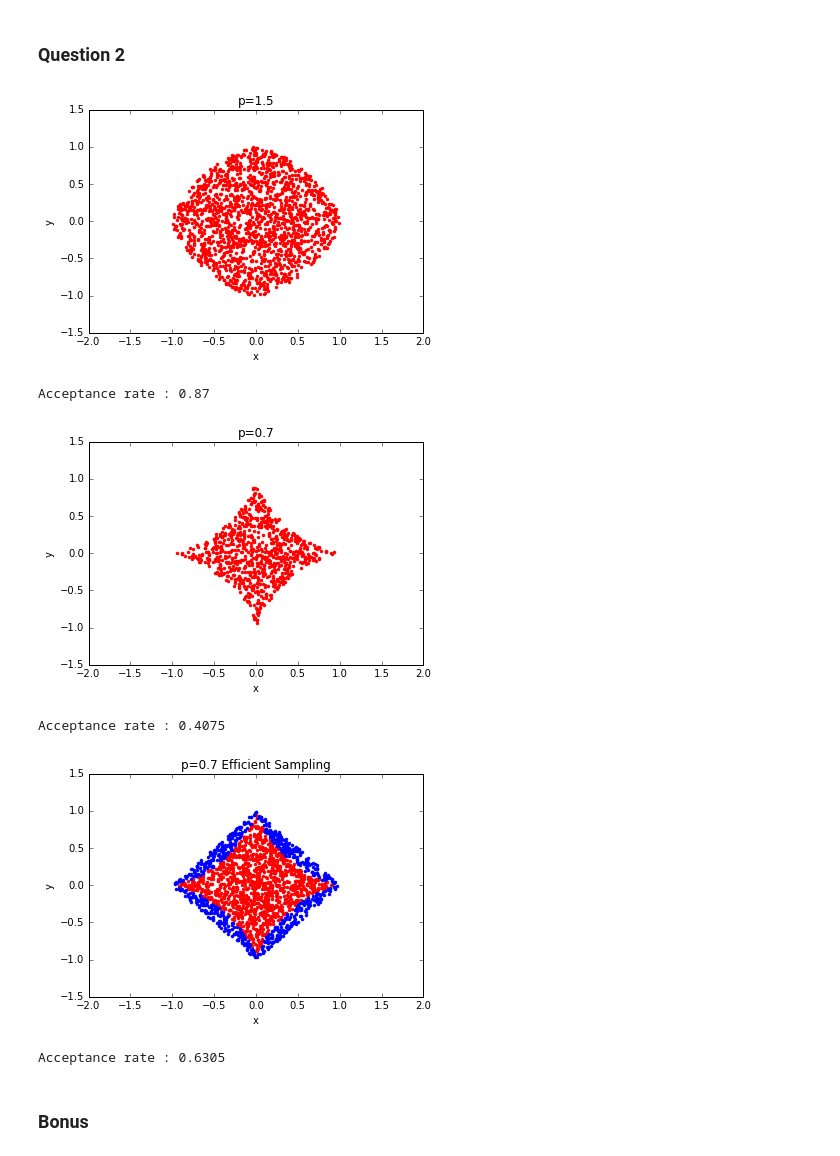
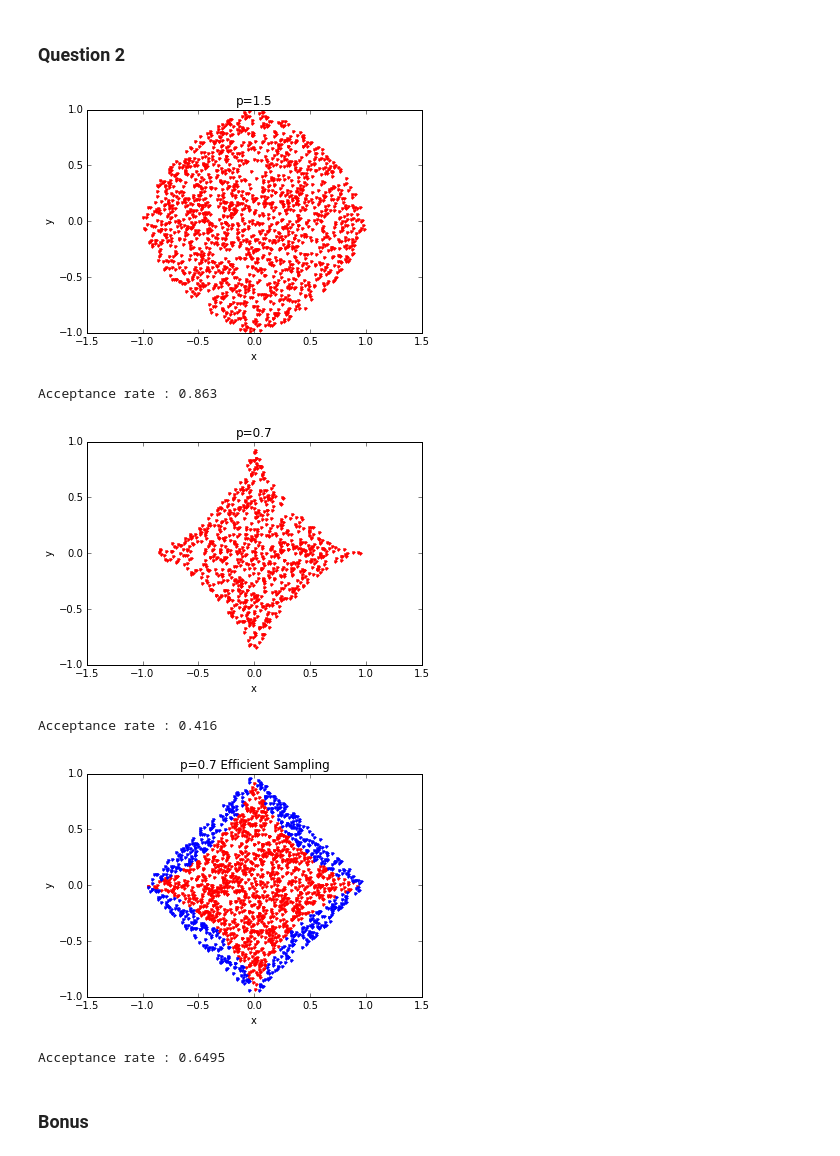
Before and after one commit to Bogazici-CMPE548-Spring2016/Cmpe548-Assignment1, a Jupyter notebook: cmpe548_hw1.ipynb, the cells around one changed output. Saved outputs shown, nothing was run; the diff lists cells and outputs as text; code cells hidden in the pictures.

```diff
--- a/cmpe548_hw1.ipynb
+++ b/cmpe548_hw1.ipynb
@@ -52,15 +52,15 @@ for i in range(N):
         y_arr.append(y)
 
 plt.plot(x_arr, y_arr, 'r.')
-plt.axis([-2, 2, -1.5, 1.5])
+plt.axis('equal')
 plt.xlabel('x')
 plt.ylabel('y')
 plt.title('p=1.5')
 plt.show()
 print('Acceptance rate :', acc/N)
 # %% [output]
-[figure, old version]
+[figure, new version]
-Acceptance rate : 0.87
+Acceptance rate : 0.863
 # %%
 p = 0.7
 x_arr = []
@@ -79,54 +79,58 @@ for i in range(N):
         y_arr.append(y)
 
 plt.plot(x_arr, y_arr, 'r.')
-plt.axis([-2, 2, -1.5, 1.5])
+plt.axis('equal')
 plt.xlabel('x')
 plt.ylabel('y')
 plt.title('p=0.7')
 plt.show()
 print('Acceptance rate :', acc/N)
 # %% [output]
-[figure, old version]
+[figure, new version]
-Acceptance rate : 0.4075
+Acceptance rate : 0.416
 # %%
 # More efficient sampler
-# Sample in square, then rotate the square ccw pi/4
+# Sample in a square,
+# shrink it,
+# then rotate the square ccw pi/4
 
 p = 0.7
 x_arr = []
 y_arr = []
 
 x_arr1 = []
 y_arr1 = []
 
 acc = 0 # number of accepted points
 
 t = np.pi/4
 rot_mat = [[np.cos(t), -np.sin(t)],[np.sin(t),np.cos(t)]]
 
+lmt = 1/np.sqrt(2)
+
 for i in range(N):
-    x = np.random.uniform(-1,1)/np.sqrt(2)
-    y = np.random.uniform(-1,1)/np.sqrt(2)
+    x = np.random.uniform(-lmt,lmt)
+    y = np.random.uniform(-lmt,lmt)
     [x1,y1] = np.dot(rot_mat,[[x],[y]])
 
     if gatekeeper(x1, y1, p):
         acc += 1
         x_arr.append(x1)
         y_arr.append(y1)
     else :
         x_arr1.append(x1)
         y_arr1.append(y1)
 
 plt.plot(x_arr, y_arr, 'r.')
 plt.plot(x_arr1, y_arr1, 'b.')
-plt.axis([-2, 2, -1.5, 1.5])
+plt.axis('equal')
 plt.xlabel('x')
 plt.ylabel('y')
 plt.title('p=0.7 Efficient Sampling')
 plt.show()
 print('Acceptance rate :', acc/N)
 # %% [output]
-[figure, old version]
+[figure, new version]
-Acceptance rate : 0.6305
+Acceptance rate : 0.6495
 # %% [markdown]
 ### Bonus
```
Also changed, not shown: parts of 3 cells of this notebook.
